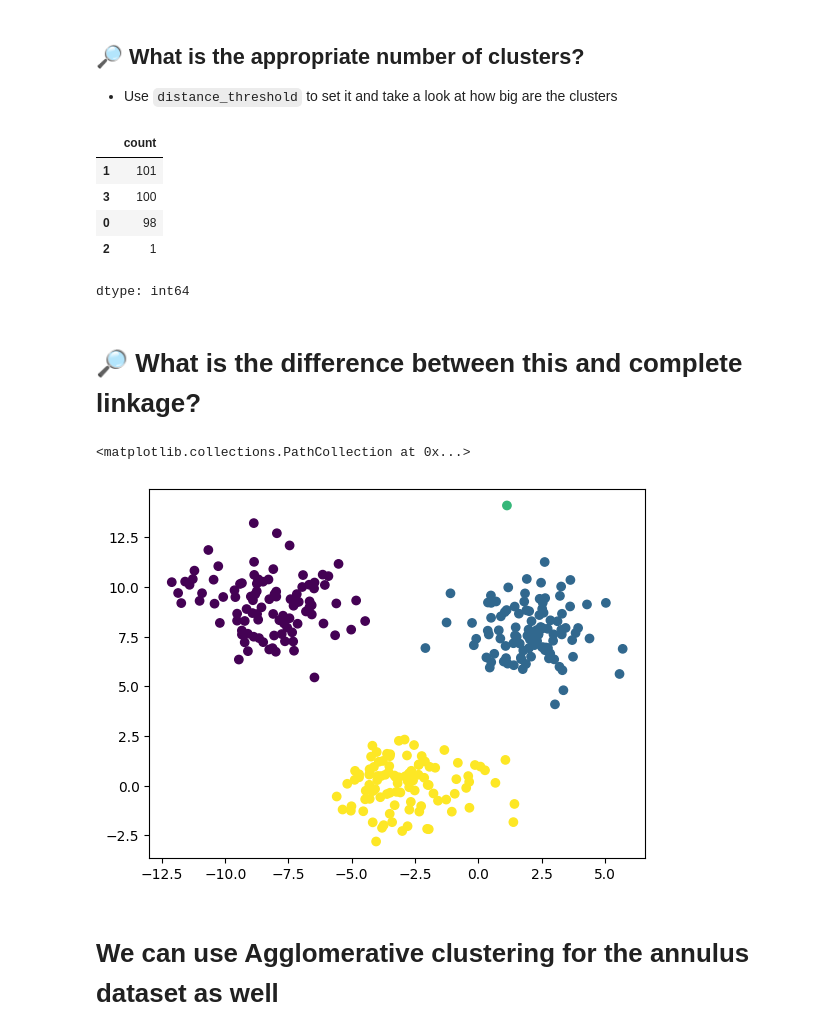
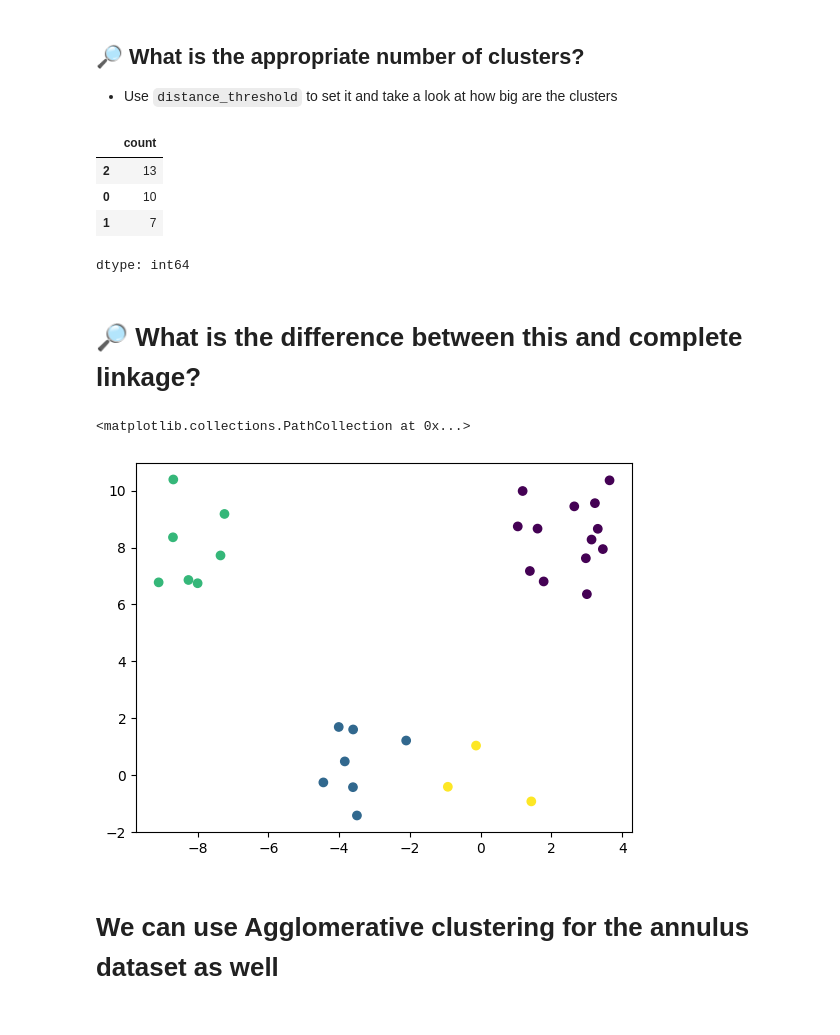
Before and after one commit to TotalChaosRexinator/School, a Jupyter notebook: fml_05.ipynb, the cells around one changed output. Cells and saved outputs as stored; diff of their text form; code cells hidden in the pictures.

```diff
--- a/fml_05.ipynb
+++ b/fml_05.ipynb
@@ -218,25 +218,24 @@ plot_dendrogram(clustering, labels=clustering.labels_, color_threshold=999)
 ## 🔎 What is the appropriate number of clusters?
 * Use `distance_threshold` to set it and take a look at how big are the clusters
 # %%
-clustering = AgglomerativeClustering(linkage='single', distance_threshold=2, n_clusters=None)
-clustering = clustering.fit(data)
+clustering = AgglomerativeClustering(linkage='single', distance_threshold=3, n_clusters=None)
+clustering = clustering.fit(data_subset)
 pd.Series(clustering.labels_).value_counts()
 # %% [output]
 |  | count |
-| 1 | 101 |
-| 3 | 100 |
-| 0 | 98 |
-| 2 | 1 |
+| 2 | 13 |
+| 0 | 10 |
+| 1 | 7 |
 dtype: int64
 # %% [markdown]
 # 🔎 What is the difference between this and complete linkage?
 # %%
-clustering = AgglomerativeClustering(linkage='single', distance_threshold=2, n_clusters=None)
-clustering = clustering.fit(data)
-plt.scatter(data[:,0], data[:,1], c=clustering.labels_)
+clustering = AgglomerativeClustering(linkage='complete', distance_threshold=5, n_clusters=None)
+clustering = clustering.fit(data_subset)
+plt.scatter(data_subset[:,0], data_subset[:,1], c=clustering.labels_)
 # %% [output]
 <matplotlib.collections.PathCollection at 0x...>
-[figure, old version]
+[figure, new version]
 # %% [markdown]
 # We can use Agglomerative clustering for the annulus dataset as well
 # %%
```
Also changed, not shown: parts of 9 cells of this notebook.
